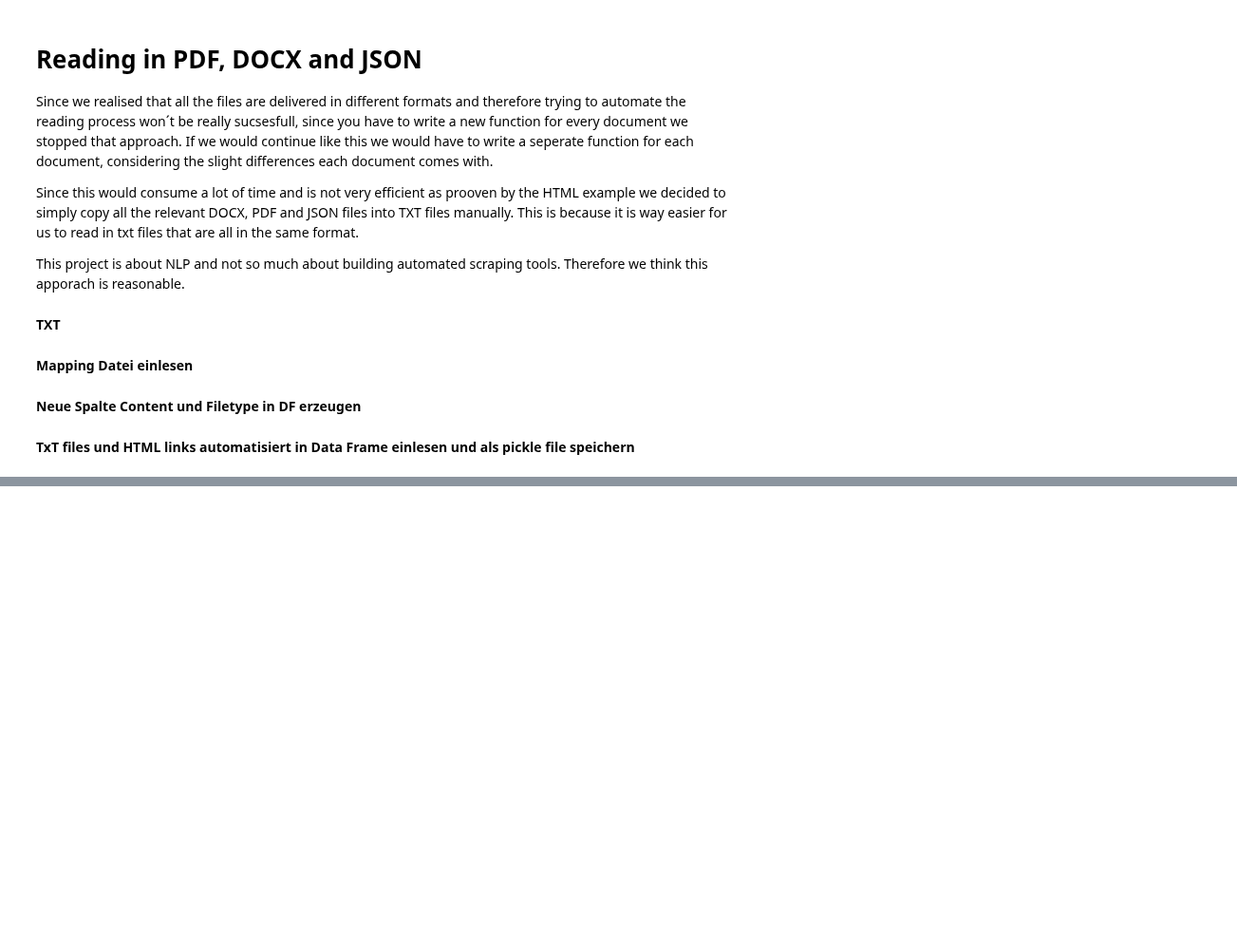
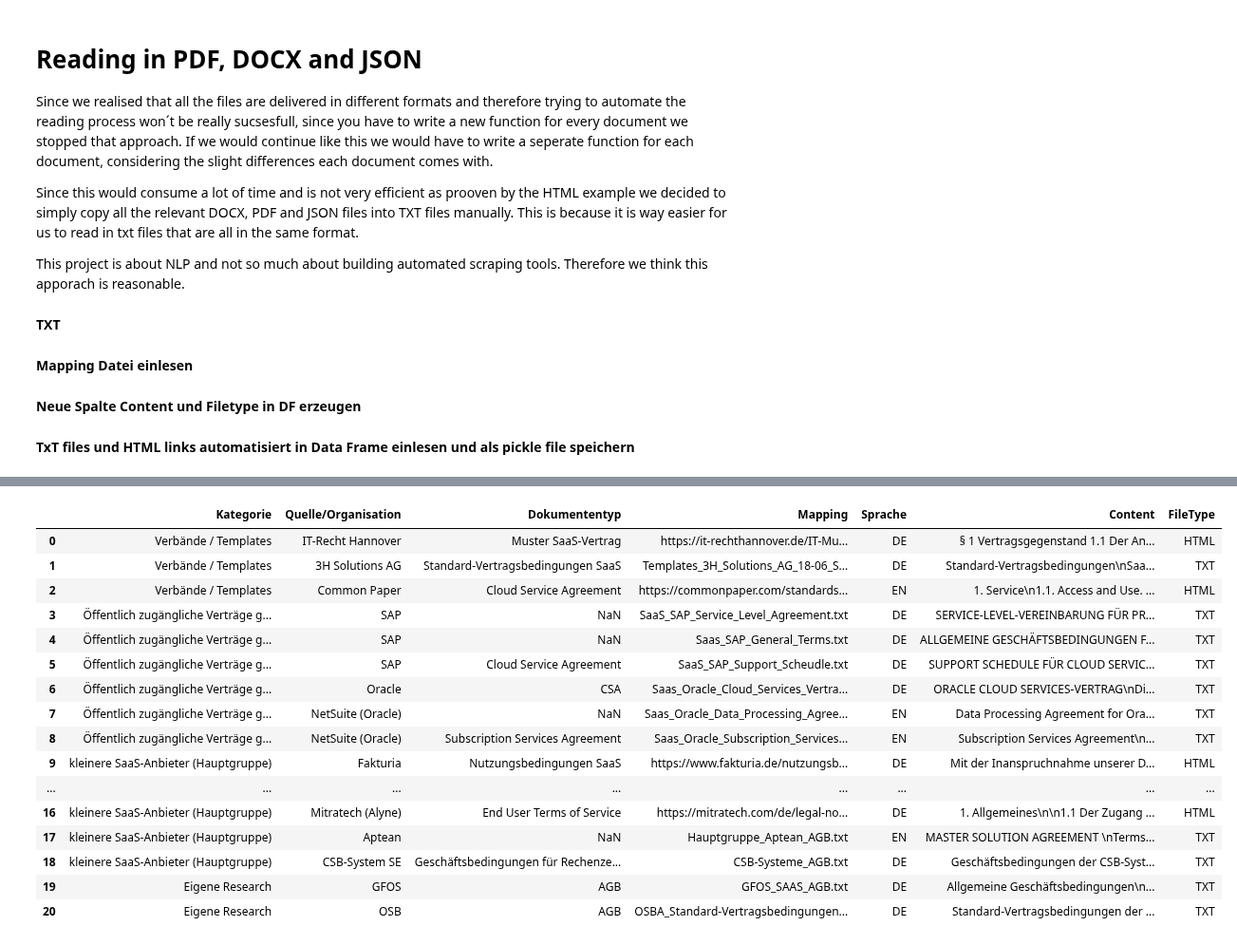
Before and after one commit to Nils7291/NLP_Contract_Checker, a Jupyter notebook: notebooks/data_in.ipynb, the cells around one changed output, grey strips where cells are left out. Shown at 95% size. Saved outputs shown, nothing was run; the diff lists cells and outputs as text; code cells hidden in the pictures; blank space fills up the shorter version.

```diff
--- a/notebooks/data_in.ipynb
+++ b/notebooks/data_in.ipynb
@@ -310,10 +303,7 @@ if 'FileType' not in df.columns:
 **TxT files und HTML links automatisiert in Data Frame einlesen und als pickle file speichern**
 # %%
 # Basisordner für lokale Vertragsdateien
-base_path = Path("data/verträge/verträge_txt")
-
-# Ausgabeordner und -datei
-output_pickle_path = Path("data/data_scraped_input.pkl")
+base_path = Path("../data/verträge/verträge_txt")
 
 # Iteration über die Mapping-Tabelle
 for idx, row in df.iterrows():
@@ -341,6 +331,3 @@ for idx, row in df.iterrows():
 
     df.at[idx, 'Content'] = content
     df.at[idx, 'FileType'] = file_type
-
-# Ergebnisse speichern
-df.to_pickle(output_pickle_path)
@@ -365,0 +349,3 @@ OSError: Cannot save file into a non-existent directory: 'data'
+# %%
+# DataFrame df existiert bereits
+df2 = translate_english_documents(df)
@@ -365,0 +358,20 @@ OSError: Cannot save file into a non-existent directory: 'data'
+# %%
+df2
+# %% [output]
+|  | Kategorie | Quelle/Organisation | Dokumententyp | Mapping | Sprache | Content | FileType |
+| 0 | Verbände / Templates | IT-Recht Hannover | Muster SaaS-Vertrag | https://it-rechthannover.de/IT-Mu... | DE | § 1 Vertragsgegenstand 1.1 Der An... | HTML |
+| 1 | Verbände / Templates | 3H Solutions AG | Standard-Vertragsbedingungen SaaS | Templates_3H_Solutions_AG_18-06_S... | DE | Standard-Vertragsbedingungen\nSaa... | TXT |
+| 2 | Verbände / Templates | Common Paper | Cloud Service Agreement | https://commonpaper.com/standards... | EN | 1. Service\n1.1. Access and Use. ... | HTML |
+| 3 | Öffentlich zugängliche Verträge g... | SAP | NaN | SaaS_SAP_Service_Level_Agreement.txt | DE | SERVICE-LEVEL-VEREINBARUNG FÜR PR... | TXT |
+| 4 | Öffentlich zugängliche Verträge g... | SAP | NaN | Saas_SAP_General_Terms.txt | DE | ALLGEMEINE GESCHÄFTSBEDINGUNGEN F... | TXT |
+| 5 | Öffentlich zugängliche Verträge g... | SAP | Cloud Service Agreement | SaaS_SAP_Support_Scheudle.txt | DE | SUPPORT SCHEDULE FÜR CLOUD SERVIC... | TXT |
+| 6 | Öffentlich zugängliche Verträge g... | Oracle | CSA | Saas_Oracle_Cloud_Services_Vertra... | DE | ORACLE CLOUD SERVICES-VERTRAG\nDi... | TXT |
+| 7 | Öffentlich zugängliche Verträge g... | NetSuite (Oracle) | NaN | Saas_Oracle_Data_Processing_Agree... | EN | Data Processing Agreement for Ora... | TXT |
+| 8 | Öffentlich zugängliche Verträge g... | NetSuite (Oracle) | Subscription Services Agreement | Saas_Oracle_Subscription_Services... | EN | Subscription Services Agreement\n... | TXT |
+| 9 | kleinere SaaS-Anbieter (Hauptgruppe) | Fakturia | Nutzungsbedingungen SaaS | https://www.fakturia.de/nutzungsb... | DE | Mit der Inanspruchnahme unserer D... | HTML |
+| ... | ... | ... | ... | ... | ... | ... | ... |
+| 16 | kleinere SaaS-Anbieter (Hauptgruppe) | Mitratech (Alyne) | End User Terms of Service | https://mitratech.com/de/legal-no... | DE | 1. Allgemeines\n\n1.1 Der Zugang ... | HTML |
+| 17 | kleinere SaaS-Anbieter (Hauptgruppe) | Aptean | NaN | Hauptgruppe_Aptean_AGB.txt | EN | MASTER SOLUTION AGREEMENT \nTerms... | TXT |
+| 18 | kleinere SaaS-Anbieter (Hauptgruppe) | CSB-System SE | Geschäftsbedingungen für Rechenze... | CSB-Systeme_AGB.txt | DE | Geschäftsbedingungen der CSB-Syst... | TXT |
+| 19 | Eigene Research | GFOS | AGB | GFOS_SAAS_AGB.txt | DE | Allgemeine Geschäftsbedingungen\n... | TXT |
+| 20 | Eigene Research | OSB | AGB | OSBA_Standard-Vertragsbedingungen... | DE | Standard-Vertragsbedingungen der ... | TXT |
```
Also changed, not shown: parts of 6 cells of this notebook, 6 other files.
